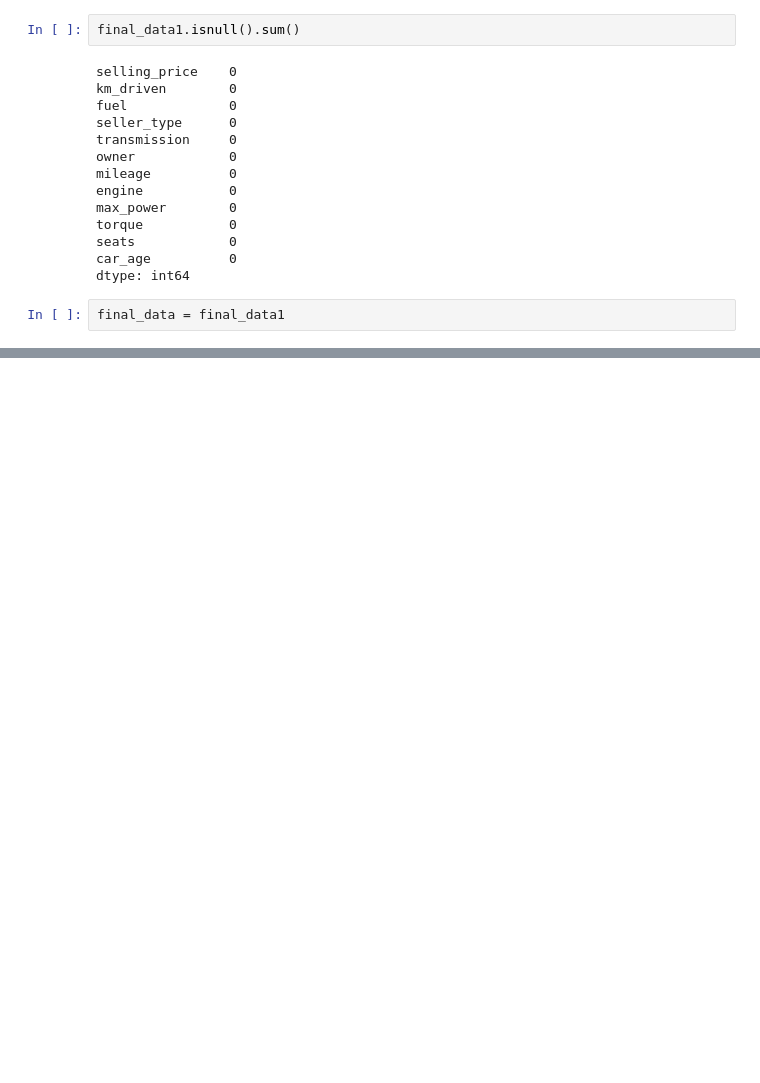
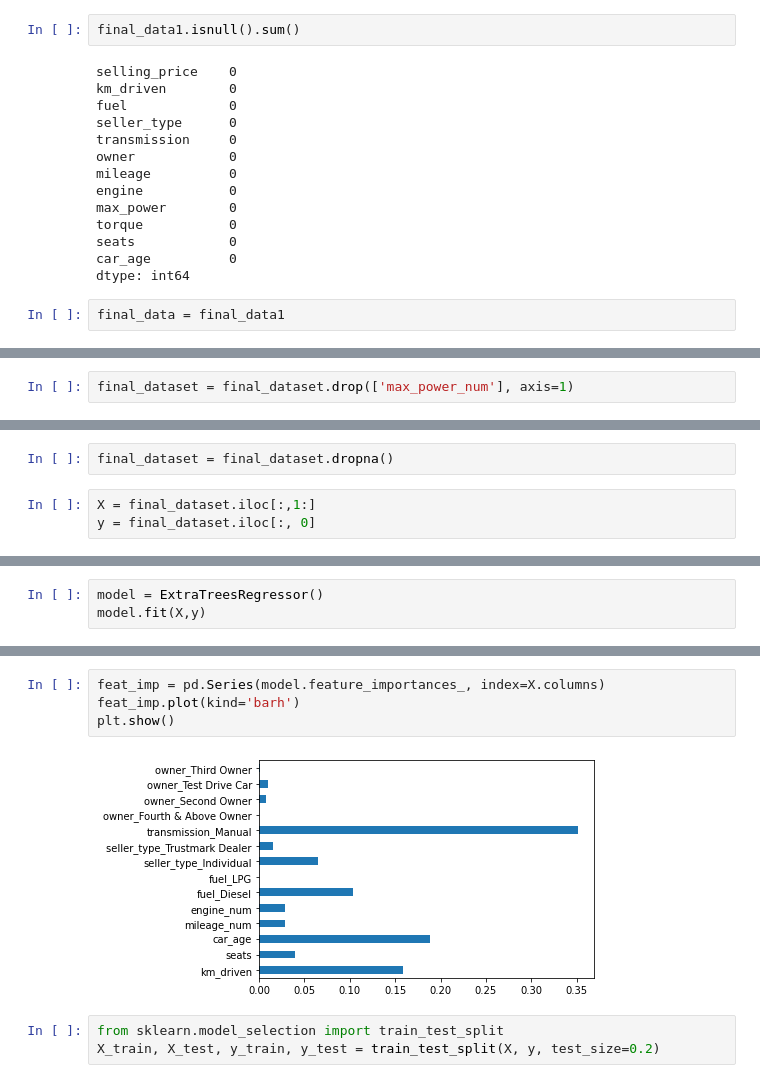
Before and after one commit to Vishvaditya/Car-Price-Predictor, a Jupyter notebook: price_predict.ipynb, the cells around one changed output, grey strips where cells are left out. Cells and saved outputs as stored; diff of their text form; blank space fills up the shorter version.

```diff
--- a/price_predict.ipynb
+++ b/price_predict.ipynb
@@ -310,0 +232,2 @@ final_data.head()
+# %%
+final_dataset = final_dataset.drop(['max_power_num'], axis=1)
@@ -310,0 +253,5 @@ final_data.head()
+# %%
+final_dataset = final_dataset.dropna()
+# %%
+X = final_dataset.iloc[:,1:]
+y = final_dataset.iloc[:, 0]
@@ -310,0 +296,3 @@ final_data.head()
+# %%
+model = ExtraTreesRegressor()
+model.fit(X,y)
@@ -310,0 +308,9 @@ final_data.head()
+# %%
+feat_imp = pd.Series(model.feature_importances_, index=X.columns)
+feat_imp.plot(kind='barh')
+plt.show()
+# %% [output]
+[figure, added]
+# %%
+from sklearn.model_selection import train_test_split
+X_train, X_test, y_train, y_test = train_test_split(X, y, test_size=0.2)
```
Also changed, not shown: parts of 33 cells of this notebook, 1 other file.
